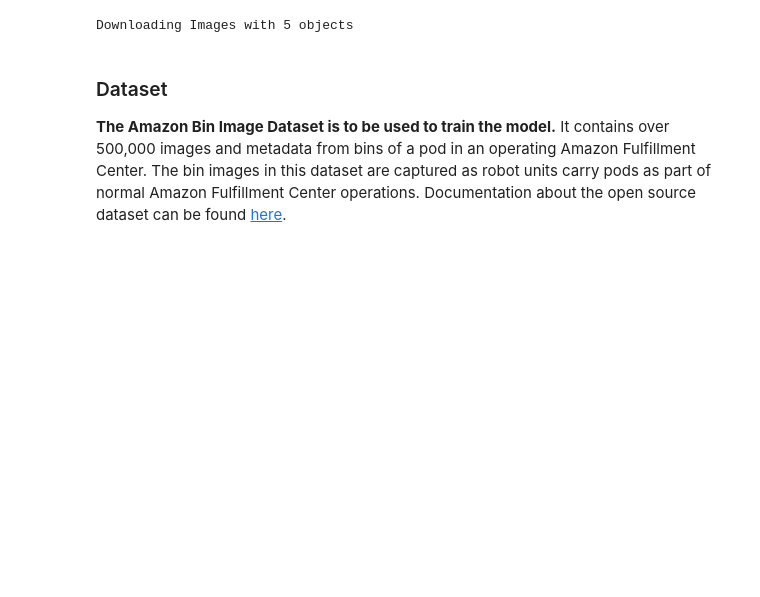
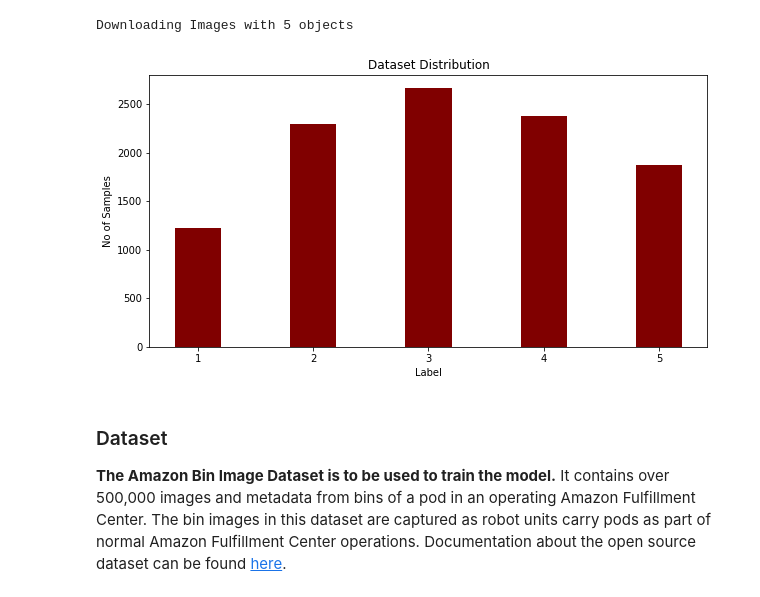
Before and after one commit to Sathyapriyan-Kannan/Inventory-Monitoring-at-Distribution-Centers-Capstone-Project, a Jupyter notebook: sagemaker.ipynb, the cells around one changed output. Drawn from its saved outputs; the diff is of its cells as text; code cells hidden in the pictures; blank space fills up the shorter version.

```diff
--- a/sagemaker.ipynb
+++ b/sagemaker.ipynb
@@ -82,6 +82,29 @@ Downloading Images with 2 objects
 Downloading Images with 3 objects
 Downloading Images with 4 objects
 Downloading Images with 5 objects
+# %%
+#dataset_count = [1228,2299, 2666, 2373,1875]
+
+import numpy as np
+import matplotlib.pyplot as plt
+
+
+# creating the dataset
+data = {'1':1228, '2':2299, '3':2666,'4':2373, '5':1875}
+object_count = list(data.keys())
+no_of_samples = list(data.values())
+
+fig = plt.figure(figsize = (10, 5))
+
+# creating the bar plot
+plt.bar(object_count, no_of_samples, color ='maroon',width = 0.4)
+
+plt.xlabel("Label")
+plt.ylabel("No of Samples")
+plt.title("Dataset Distribution")
+plt.show()
+# %% [output]
+[figure, added]
 # %% [markdown]
 ### Dataset
 **The Amazon Bin Image Dataset is to be used to train the model.**
```
Also changed, not shown: parts of 1 cell of this notebook, 2 other files.
